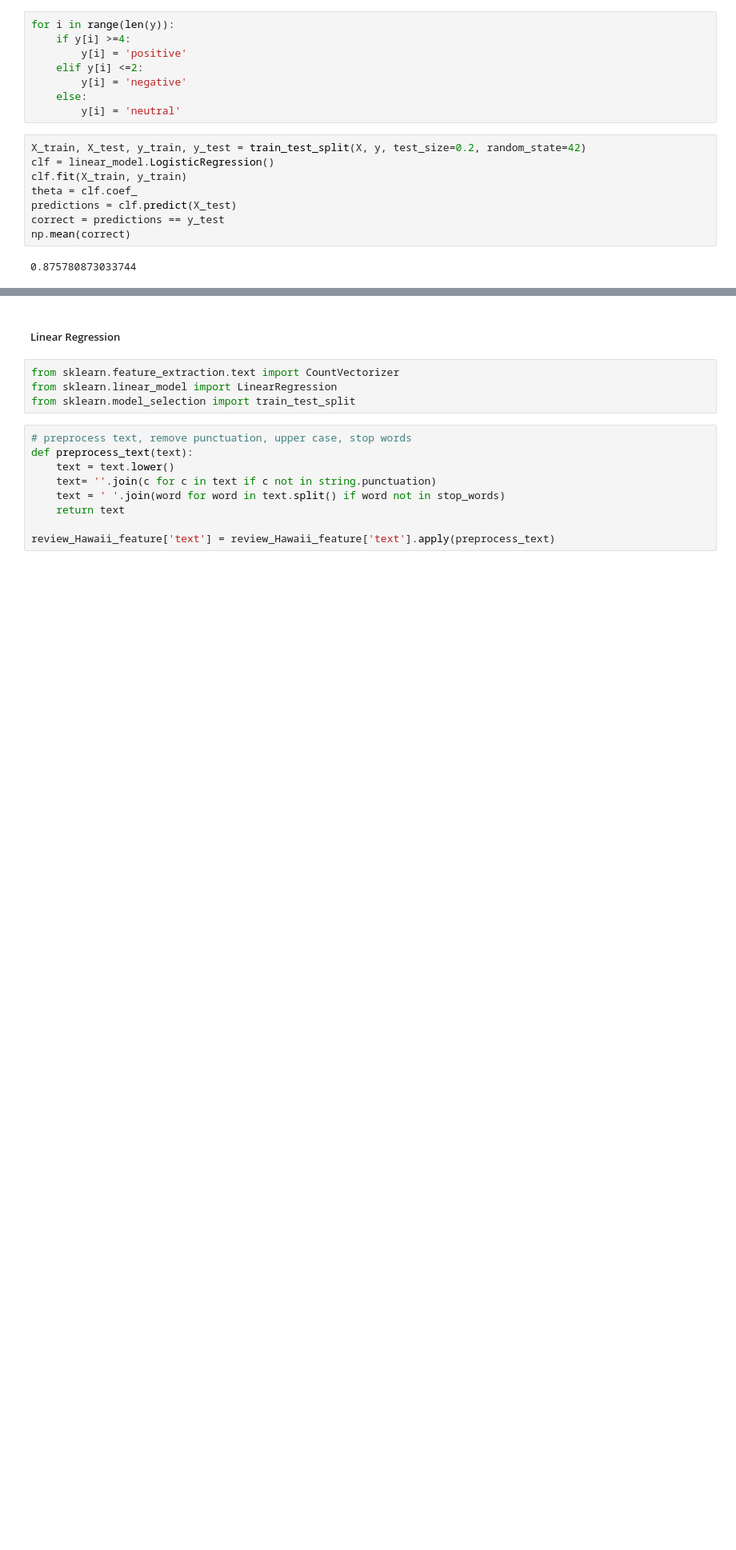
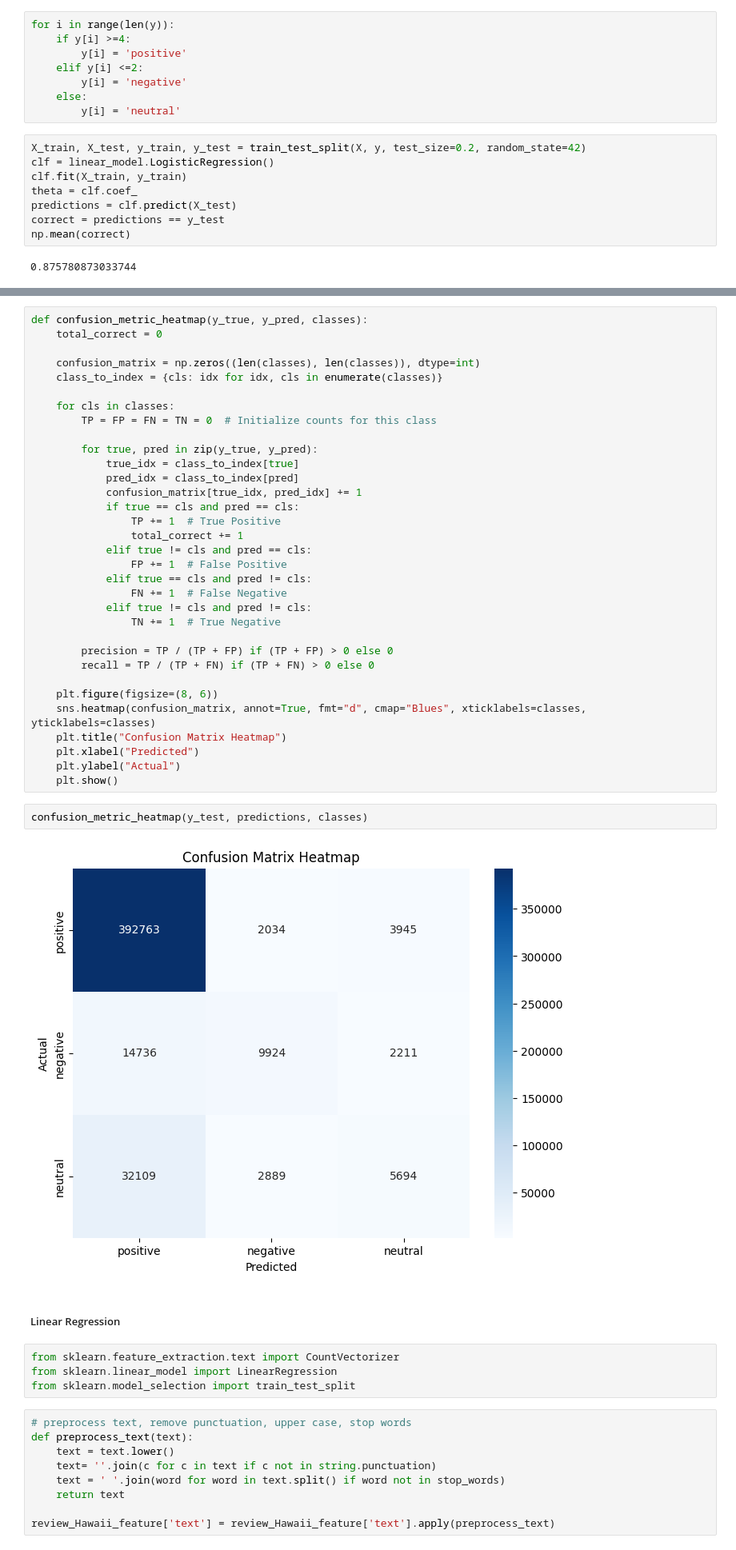
Before and after one commit to SamuelKao/HawaiiGoogleReview, a Jupyter notebook: assignment2.ipynb, the cells around one changed output, grey strips where cells are left out. Shown: that part at 80% size. Saved outputs shown, nothing was run; the diff lists cells and outputs as text; blank space fills up the shorter version.

```diff
--- a/assignment2.ipynb
+++ b/assignment2.ipynb
@@ -412,3 +432,40 @@ Class 'negative':
+# %%
+def confusion_metric_heatmap(y_true, y_pred, classes):
+    total_correct = 0
+
+    confusion_matrix = np.zeros((len(classes), len(classes)), dtype=int)
+    class_to_index = {cls: idx for idx, cls in enumerate(classes)}
+
+    for cls in classes:
+        TP = FP = FN = TN = 0  # Initialize counts for this class
+
+        for true, pred in zip(y_true, y_pred):
+            true_idx = class_to_index[true]
+            pred_idx = class_to_index[pred]
+            confusion_matrix[true_idx, pred_idx] += 1
+            if true == cls and pred == cls:
+                TP += 1  # True Positive
+                total_correct += 1
+            elif true != cls and pred == cls:
+                FP += 1  # False Positive
+            elif true == cls and pred != cls:
+                FN += 1  # False Negative
+            elif true != cls and pred != cls:
+                TN += 1  # True Negative
+
+        precision = TP / (TP + FP) if (TP + FP) > 0 else 0
+        recall = TP / (TP + FN) if (TP + FN) > 0 else 0
+
+    plt.figure(figsize=(8, 6))
+    sns.heatmap(confusion_matrix, annot=True, fmt="d", cmap="Blues", xticklabels=classes, yticklabels=classes)
+    plt.title("Confusion Matrix Heatmap")
+    plt.xlabel("Predicted")
+    plt.ylabel("Actual")
+    plt.show()
+# %%
+confusion_metric_heatmap(y_test, predictions, classes)
+# %% [output]
+[figure, added]
 # %% [markdown]
 ##### Linear Regression
 # %%
```
Also changed, not shown: parts of 23 cells of this notebook.
